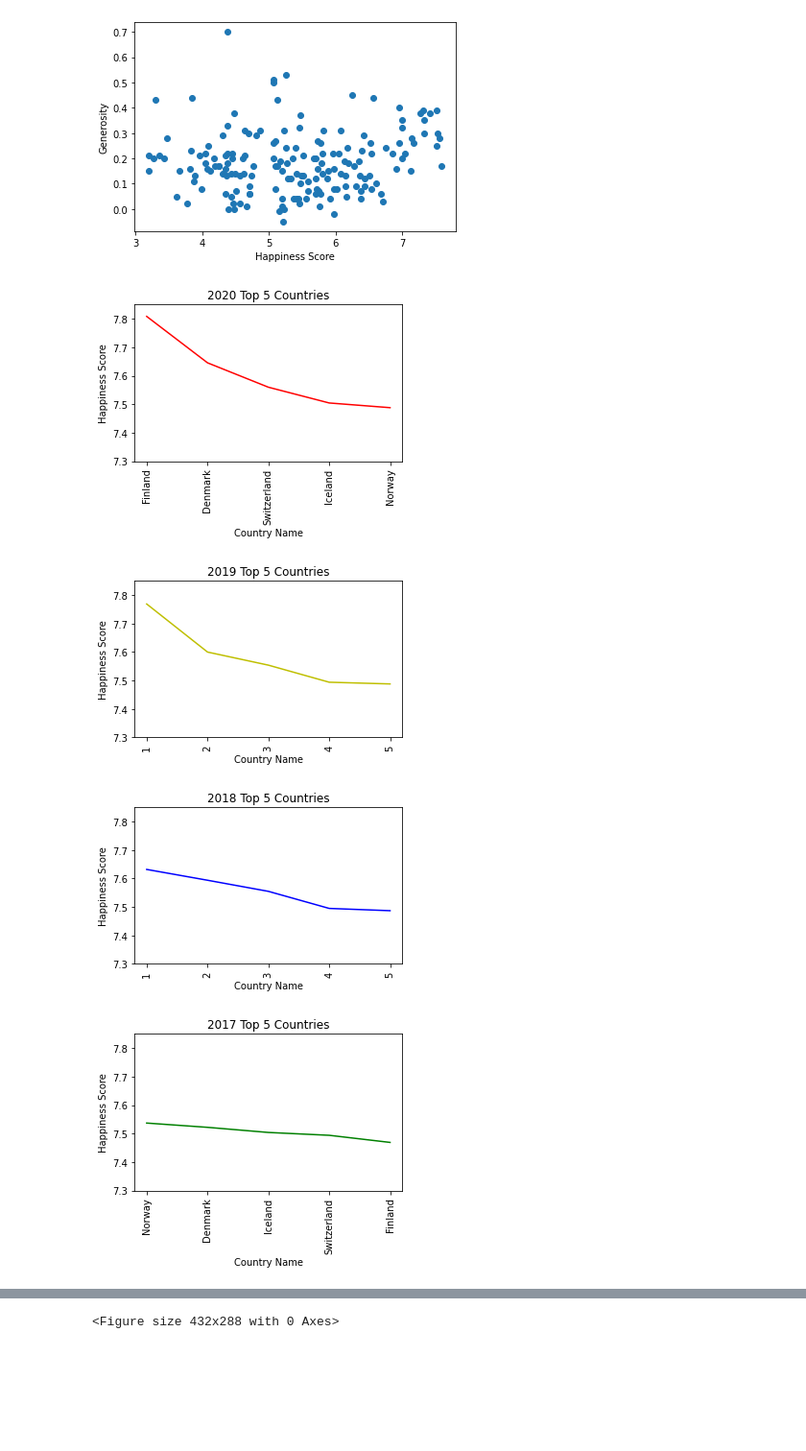
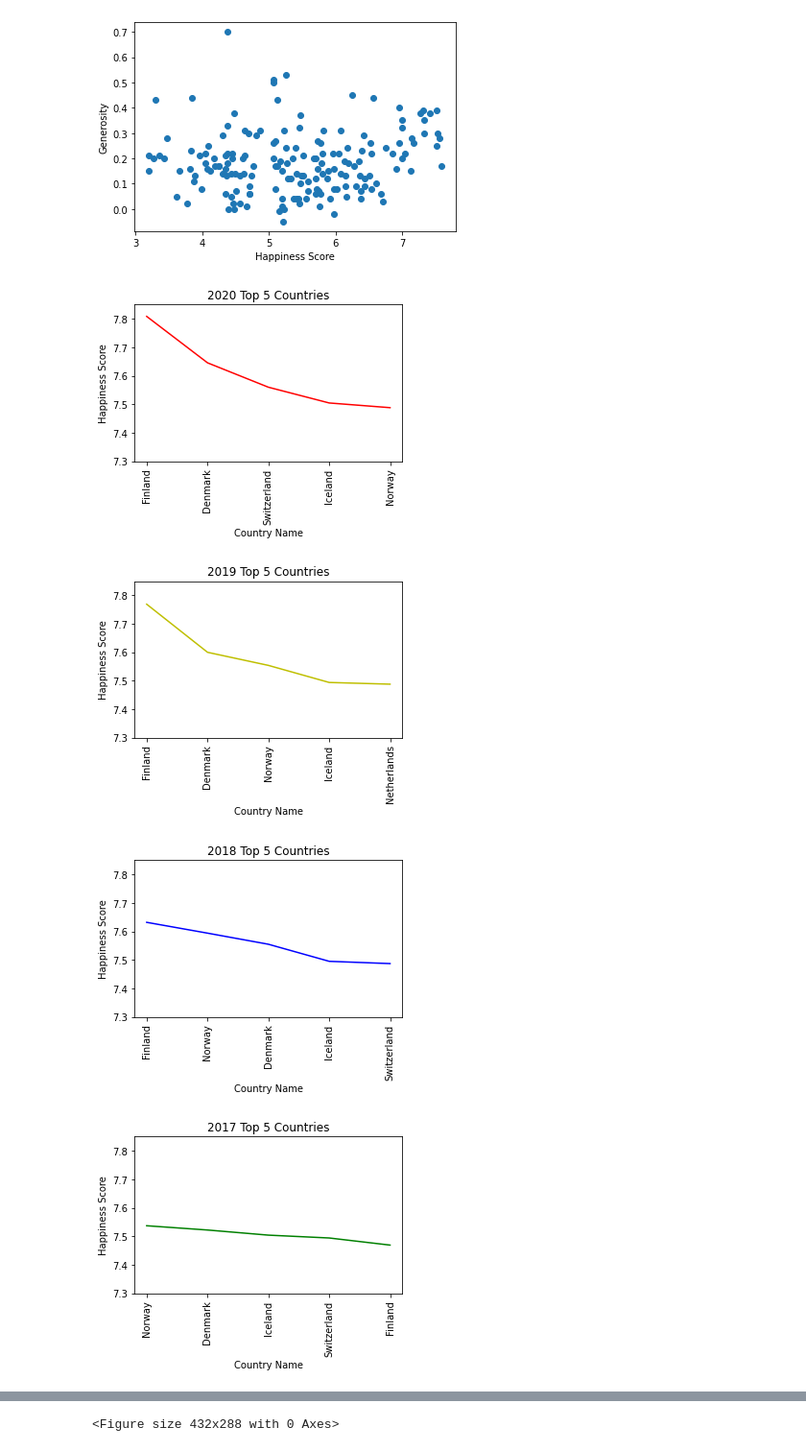
Before and after one commit to lina3362/Project-1, a Jupyter notebook: Project1-WorldHappyness.ipynb, the cells around one changed output, grey strips where cells are left out. Shown at 96% size. Saved outputs shown, nothing was run; the diff lists cells and outputs as text; code cells hidden in the pictures; blank space fills up the shorter version.

```diff
--- a/Project1-WorldHappyness.ipynb
+++ b/Project1-WorldHappyness.ipynb
@@ -37,17 +55,25 @@ data2020['Year'] = 2020
 # %%
 #match all the files header name
 data2017 = data2017.rename(columns = {'Happiness.Rank':'Happiness Rank', 'Happiness.Score':'Happiness Score',
-                                     'Economy..GDP.per.Capita.' : 'Economy (GDP per Capita)', 'Health..Life.Expectancy.':'Health (Life Expectancy)',
-                                     'Trust..Government.Corruption.':'Trust (Government Corruption)', 'Dystopia.Residual':'Dystopia Residual'})
+                                     'Economy..GDP.per.Capita.' : 'Economy (GDP per Capita)',
+                                      'Health..Life.Expectancy.':'Health (Life Expectancy)',
+                                     'Trust..Government.Corruption.':'Trust (Government Corruption)',
+                                      'Dystopia.Residual':'Dystopia Residual'})
 data2018 = data2018.rename(columns = {'Overall rank':'Happiness Rank', 'Country or region':'Country', 'Score':'Happiness Score',
-                                     'GDP per capita' : 'Economy (GDP per Capita)', 'Social support':'Family', 'Healthy life expectancy':'Health (Life Expectancy)',
-                                     'Freedom to make life choices':'Freedom', 'Perceptions of corruption':'Trust (Government Corruption)'})
+                                     'GDP per capita' : 'Economy (GDP per Capita)', 'Social support':'Family',
+                                      'Healthy life expectancy':'Health (Life Expectancy)',
+                                     'Freedom to make life choices':'Freedom',
+                                      'Perceptions of corruption':'Trust (Government Corruption)'})
 data2019 = data2019.rename(columns = {'Overall rank':'Happiness Rank', 'Country or region':'Country', 'Score':'Happiness Score',
-                                     'GDP per capita' : 'Economy (GDP per Capita)', 'Social support':'Family', 'Healthy life expectancy':'Health (Life Expectancy)',
-                                     'Freedom to make life choices':'Freedom', 'Perceptions of corruption':'Trust (Government Corruption)'})
+                                     'GDP per capita' : 'Economy (GDP per Capita)', 'Social support':'Family',
+                                      'Healthy life expectancy':'Health (Life Expectancy)',
+                                     'Freedom to make life choices':'Freedom',
+                                      'Perceptions of corruption':'Trust (Government Corruption)'})
 data2020 = data2020.rename(columns = {'Country name':'Country', 'Ladder score':'Happiness Score',
-                                     'Logged GDP per capita' : 'Economy (GDP per Capita)', 'Social support':'Family', 'Healthy life expectancy':'Health (Life Expectancy)',
-                                     'Freedom to make life choices':'Freedom', 'Perceptions of corruption':'Trust (Government Corruption)'})
+                                     'Logged GDP per capita' : 'Economy (GDP per Capita)', 'Social support':'Family',
+                                      'Healthy life expectancy':'Health (Life Expectancy)',
+                                     'Freedom to make life choices':'Freedom',
+                                      'Perceptions of corruption':'Trust (Government Corruption)'})
 # %%
 #store all the data into a new data frame
 combined_data = pd.DataFrame(columns = ['Country', 'Happiness Rank', 'Happiness Score', 'Economy (GDP per Capita)',
@@ -305,6 +370,7 @@ plt.show()
 The correlation between both factors is 0.12
 [figure]
 # %%
+#run 5 line charts to show the top 5 countries that have highest score from 2015 - 2020
 values = data2020.iloc[0:5,3]
 fig2, ax2 = plt.subplots(figsize=(5,3))
 plt.xlabel("Country Name")
@@ -318,8 +384,8 @@ values = data2019.iloc[0:5,2]
 fig2, ax2 = plt.subplots(figsize=(5,3))
 plt.xlabel("Country Name")
 plt.ylabel("Happiness Score")
-plt.plot(data2019.iloc[0:5,0], values, color = 'y')
-plt.xticks(data2019.iloc[0:5,0], rotation='vertical')
+plt.plot(data2019.iloc[0:5,1], values, color = 'y')
+plt.xticks(data2019.iloc[0:5,1], rotation='vertical')
 plt.title("2019 Top 5 Countries")
 plt.ylim(7.3,7.85)
 
@@ -327,43 +393,45 @@ values = data2018.iloc[0:5,2]
 fig2, ax2 = plt.subplots(figsize=(5,3))
 plt.xlabel("Country Name")
 plt.ylabel("Happiness Score")
-plt.plot(data2018.iloc[0:5,0], values, color = 'b')
-plt.xticks(data2018.iloc[0:5,0], rotation='vertical')
+plt.plot(data2018.iloc[0:5,1], values, color = 'b')
+plt.xticks(data2018.iloc[0:5,1], rotation='vertical')
 plt.title("2018 Top 5 Countries")
 plt.ylim(7.3,7.85)
 
 values = data2017.iloc[0:5,2]
 fig2, ax2 = plt.subplots(figsize=(5,3))
 plt.xlabel("Country Name")
 plt.ylabel("Happiness Score")
 plt.plot(data2017.iloc[0:5,0], values, color = 'g')
 plt.xticks(data2017.iloc[0:5,0], rotation='vertical')
 plt.title("2017 Top 5 Countries")
 plt.ylim(7.3,7.85)
 
 values = data2016.iloc[0:5,3]
 fig2, ax2 = plt.subplots(figsize=(5,3))
 plt.xlabel("Country Name")
 plt.ylabel("Happiness Score")
 plt.plot(data2016.iloc[0:5,0], values, color = 'orange')
 plt.xticks(data2016.iloc[0:5,0], rotation='vertical')
 plt.title("2016 Top 5 Countries")
 plt.ylim(7.3,7.85)
 
 values = data2015.iloc[0:5,3]
 fig2, ax2 = plt.subplots(figsize=(5,3))
 plt.xlabel("Country Name")
 plt.ylabel("Happiness Score")
 plt.plot(data2015.iloc[0:5,0], values, color = 'gray')
 plt.xticks(data2015.iloc[0:5,0], rotation='vertical')
 plt.title("2015 Top 5 Countries")
 plt.ylim(7.3,7.85)
 
+#save the figures as a png file
+plt.savefig("Output_data/Top 5 Countries 2015-2020.png")
 plt.show()
 # %% [output]
 [figure]
-[figure, old version]
+[figure, new version]
-[figure, old version]
+[figure, new version]
 [figure]
 [figure]
 [figure]
```
Also changed, not shown: parts of 27 cells of this notebook, 52 other files.
